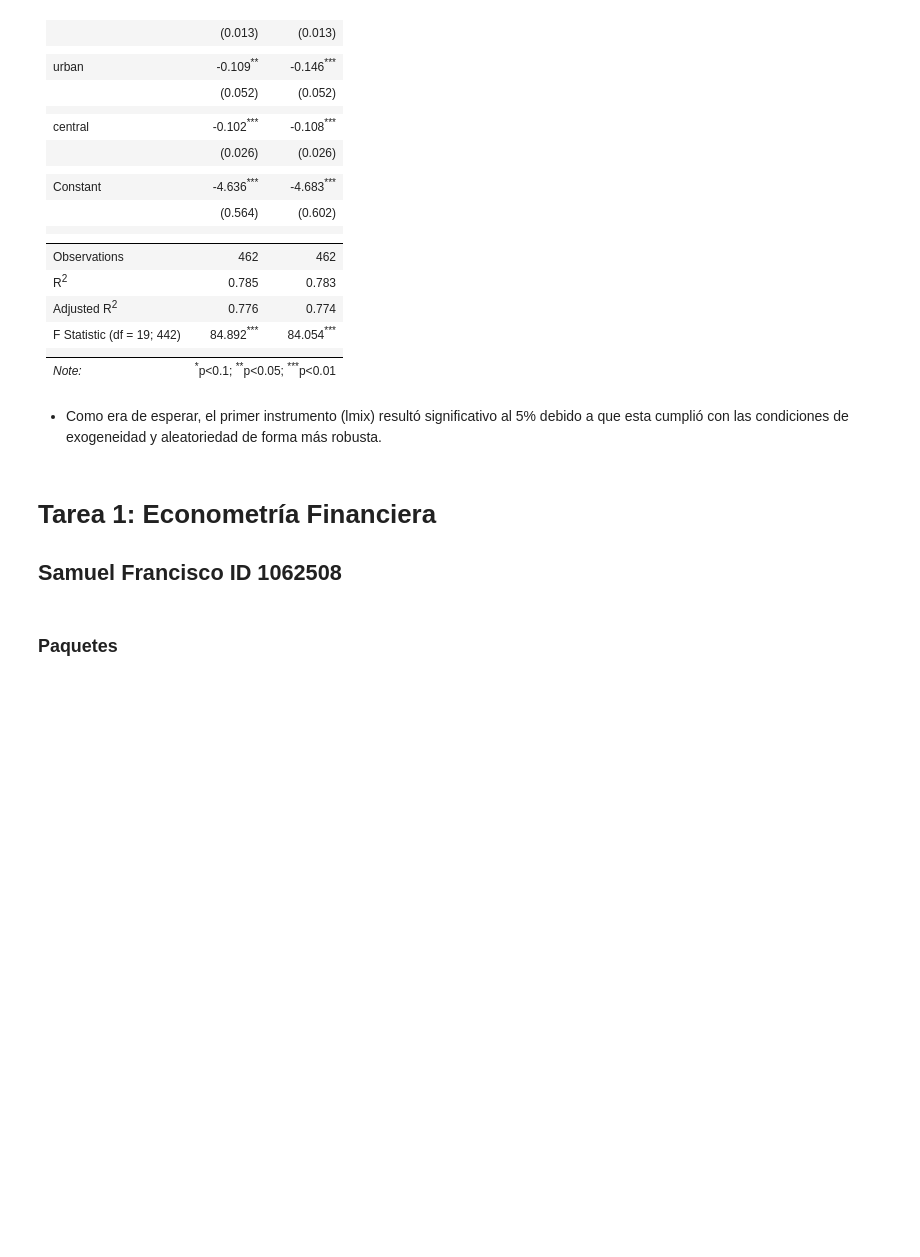
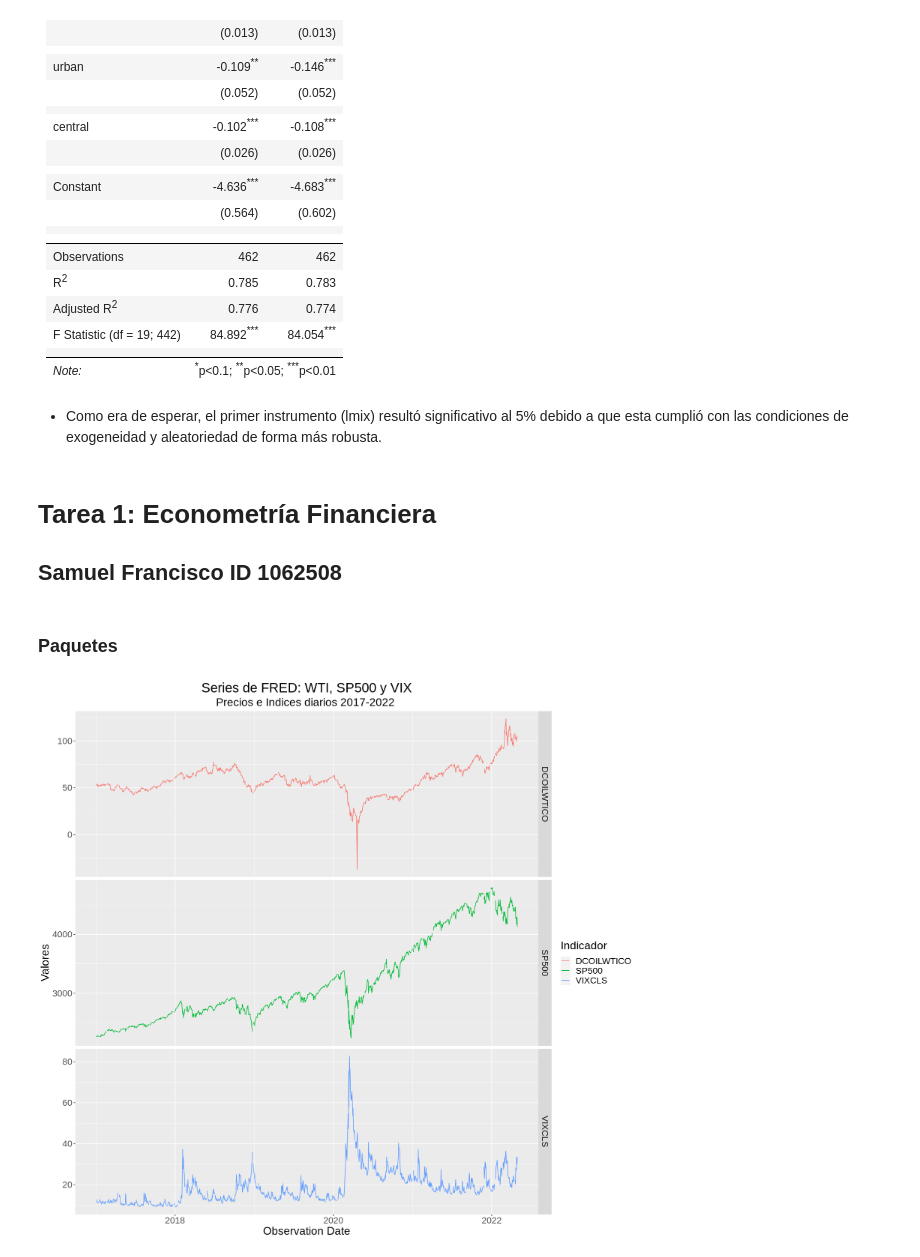
Before and after one commit to samyff12/Sales.Analysis, a Jupyter notebook: EF_tarea_1.ipynb, the cells around one changed output. Cells and saved outputs as stored; diff of their text form; code cells hidden in the pictures; blank space fills up the shorter version.

```diff
--- a/EF_tarea_1.ipynb
+++ b/EF_tarea_1.ipynb
@@ -732,0 +775,14 @@ library(fredr)
+# %%
+p <- list(
+  series_id = c("DCOILWTICO", "SP500", "VIXCLS"),
+  frequency = c("d", "d", "d")
+)
+
+datos <- pmap_dfr(
+  .l = p,
+  .f = ~ fredr(series_id = .x, frequency = .y)
+) %>%
+      filter(date > "2016-12-31" & date < "2022-05-01")
+
+
+# wti <-
@@ -732,0 +795,8 @@ library(fredr)
+# %%
+datos %>% ggplot(aes(x = date, y = value, color = series_id)) +
+          geom_line() +
+          labs(title="Series de FRED: WTI, SP500 y VIX", subtitle="Precios e Indices diarios 2017-2022 ", x = "Observation Date", y = "Valores", color = "Indicador") +
+          theme(text = element_text(size = 20), plot.title = element_text(hjust = 0.5), plot.subtitle = element_text(hjust = 0.5)) +
+          facet_grid(series_id ~ ., scales="free_y")
+# %% [output]
+[figure, added]
```
Also changed, not shown: parts of 7 cells of this notebook.
